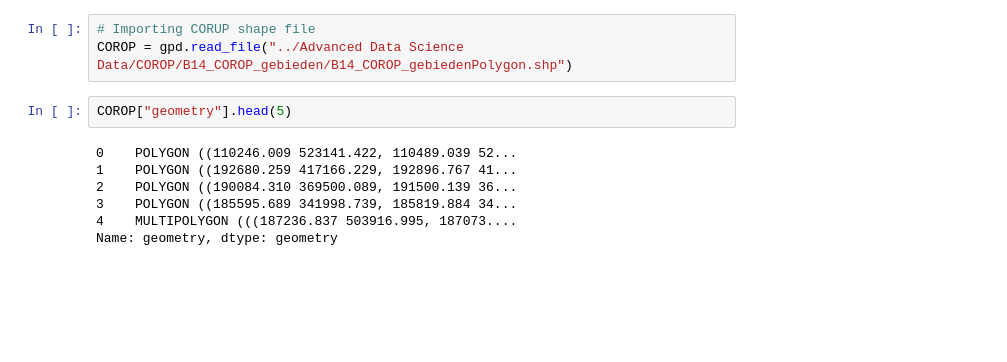
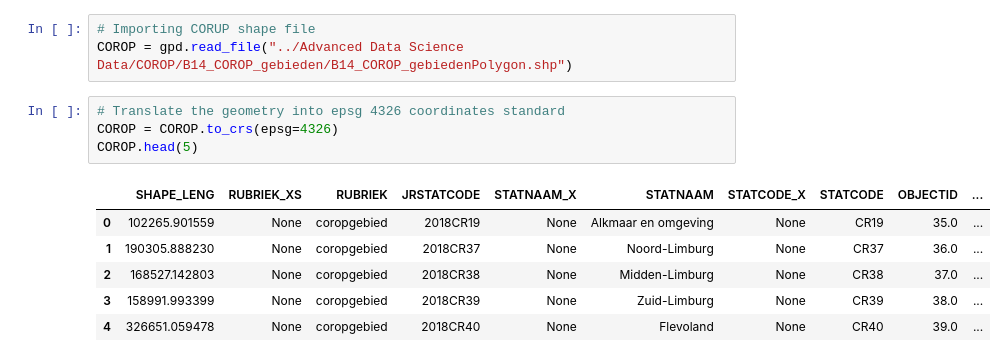
Before and after one commit to hmiyo29/RoadInspectorOptimisation, a Jupyter notebook: Visualise - bubble map.ipynb, the cells around one changed output. Cells and saved outputs as stored; diff of their text form; blank space fills up the shorter version.

```diff
--- a/Visualise - bubble map.ipynb
+++ b/Visualise - bubble map.ipynb
@@ -37,11 +37,13 @@ display(df)
 # Importing CORUP shape file
 COROP = gpd.read_file("../Advanced Data Science Data/COROP/B14_COROP_gebieden/B14_COROP_gebiedenPolygon.shp")
 # %%
-COROP["geometry"].head(5)
+# Translate the geometry into epsg 4326 coordinates standard
+COROP = COROP.to_crs(epsg=4326)
+COROP.head(5)
 # %% [output]
-0    POLYGON ((110246.009 523141.422, 110489.039 52...
-1    POLYGON ((192680.259 417166.229, 192896.767 41...
-2    POLYGON ((190084.310 369500.089, 191500.139 36...
-3    POLYGON ((185595.689 341998.739, 185819.884 34...
-4    MULTIPOLYGON (((187236.837 503916.995, 187073....
-Name: geometry, dtype: geometry
+|  | SHAPE_LENG | RUBRIEK_XS | RUBRIEK | JRSTATCODE | STATNAAM_X | STATNAAM | STATCODE_X | STATCODE | OBJECTID | ... |
+| 0 | 102265.901559 | None | coropgebied | 2018CR19 | None | Alkmaar en omgeving | None | CR19 | 35.0 | ... |
+| 1 | 190305.888230 | None | coropgebied | 2018CR37 | None | Noord-Limburg | None | CR37 | 36.0 | ... |
+| 2 | 168527.142803 | None | coropgebied | 2018CR38 | None | Midden-Limburg | None | CR38 | 37.0 | ... |
+| 3 | 158991.993399 | None | coropgebied | 2018CR39 | None | Zuid-Limburg | None | CR39 | 38.0 | ... |
+| 4 | 326651.059478 | None | coropgebied | 2018CR40 | None | Flevoland | None | CR40 | 39.0 | ... |
```
Also changed, not shown: parts of 8 cells of this notebook.
